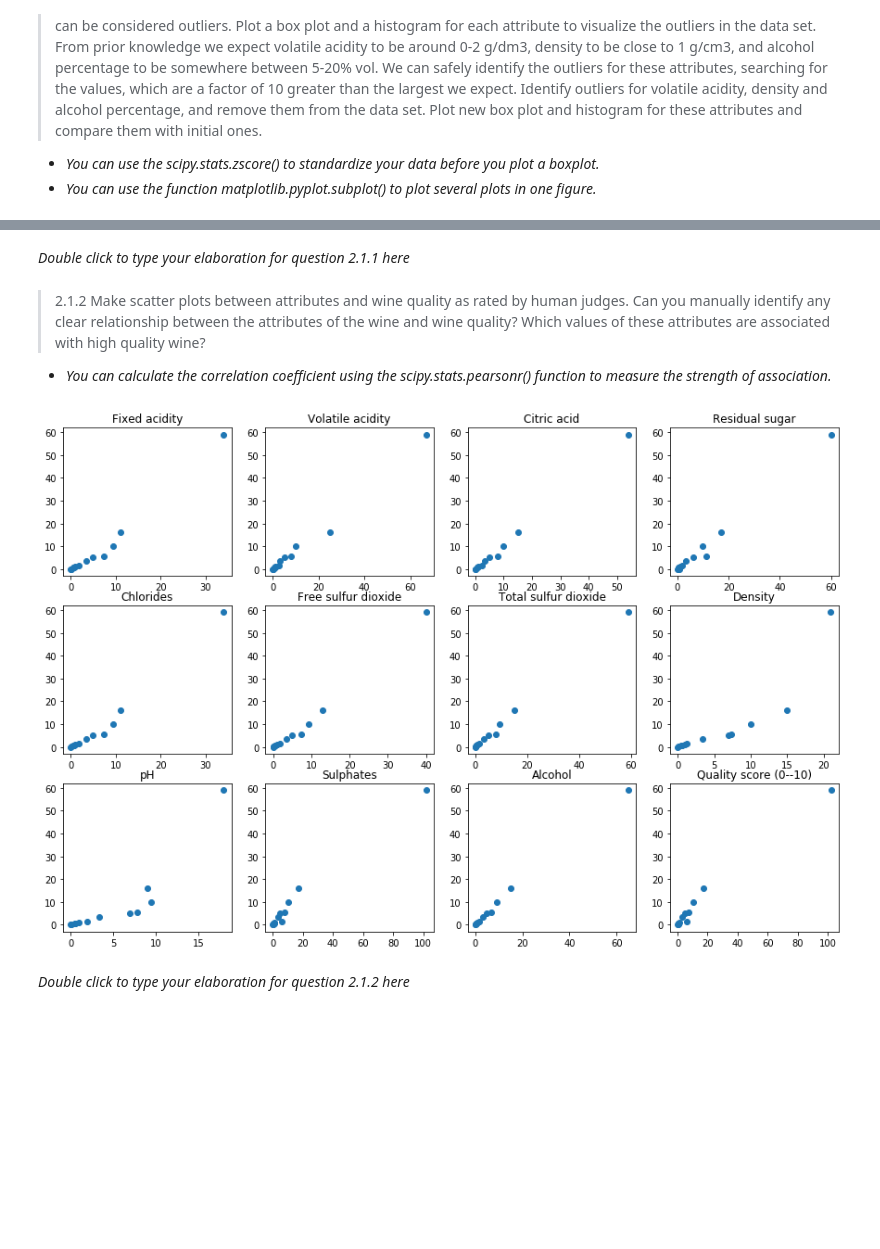
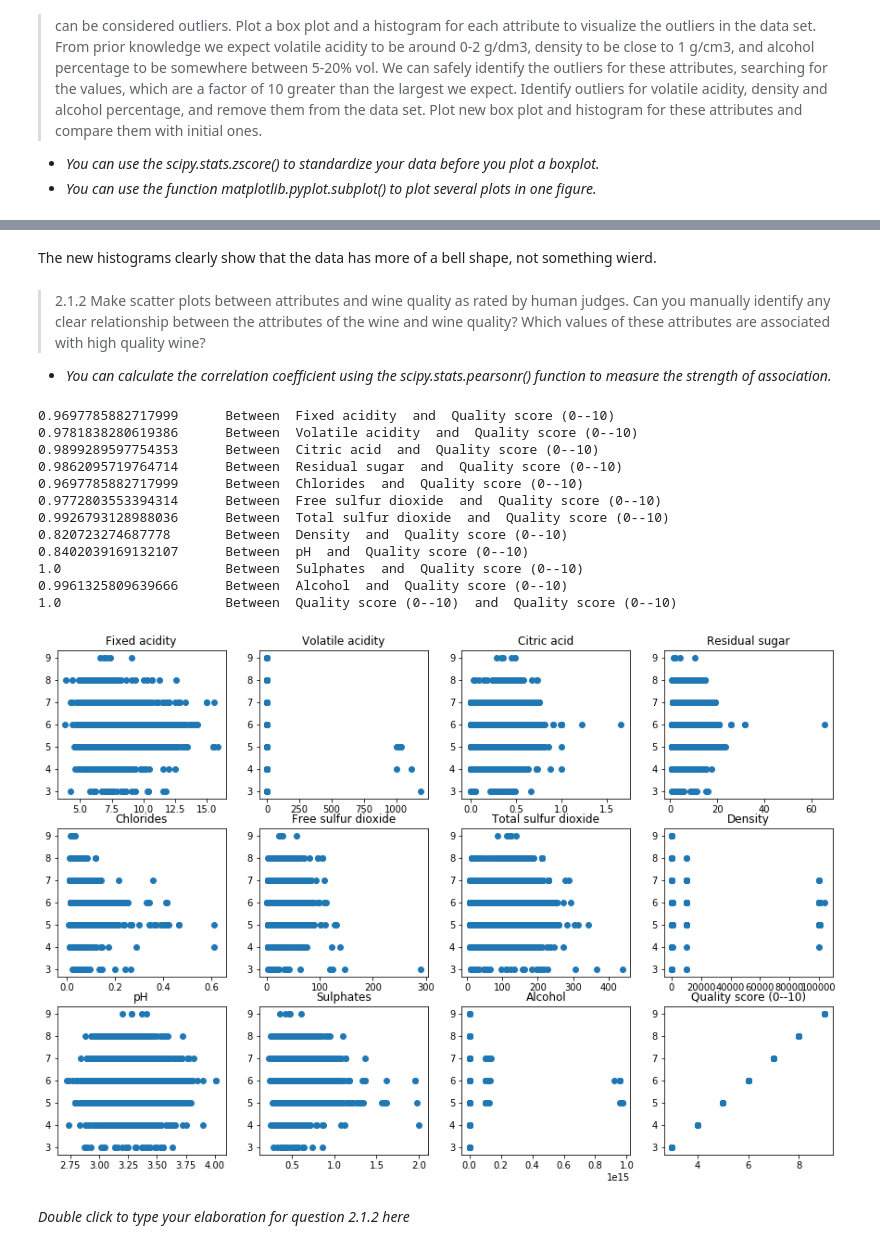
Before and after one commit to obp3ter/Data-Mining, a Jupyter notebook: Assignment_2/Assignment_2.ipynb, the cells around one changed output, grey strips where cells are left out. Drawn from its saved outputs; the diff is of its cells as text; code cells hidden in the pictures; blank space fills up the shorter version.

```diff
--- a/Assignment_2/Assignment_2.ipynb
+++ b/Assignment_2/Assignment_2.ipynb
@@ -126,19 +117,38 @@ axarr[2,1].set_title(data['attributeNames'][0][10][0])
 (6497, 12)
 Text(0.5,1,'Alcohol')
 [figure]
-# %% [markdown]
-*Double click to type your elaboration for question 2.1.1 here*
+# %% [markdown]
+The new  histograms clearly show that the data has more of a bell shape, not something wierd.
 # %% [markdown]
 > 2.1.2 Make scatter plots between attributes and wine quality as rated by human judges. Can you manually identify any clear relationship between the attributes of the wine and wine quality? Which values of these attributes are associated with high quality wine?
 + *You can calculate the correlation coefficient using the scipy.stats.pearsonr() function to measure the strength of association.*
 # %%
 f, axarr = plt.subplots(3,4,figsize=(15,10))
 for i in range(0,3):
     for j in range(0,4):
-        axarr[i,j].scatter(adata[i*4+j,:],adata[12])
+        axarr[i,j].scatter(adata[:,i*4+j],adata[:,11])
         axarr[i,j].set_title(data['attributeNames'][0][i*4+j][0])
+res=[]
+for i in range (0,12):
+    res.append(stats.pearsonr(adata[i,:],adata[11]))
+    if i==9 or i==11:
+        print(res[i][0],"\t\t\tBetween ",data['attributeNames'][0][i][0]," and ",data['attributeNames'][0][11][0])
+    else:
+        print(res[i][0],"\tBetween ",data['attributeNames'][0][i][0]," and ",data['attributeNames'][0][11][0])
 # %% [output]
+0.9697785882717999      Between  Fixed acidity  and  Quality score (0--10)
+0.9781838280619386      Between  Volatile acidity  and  Quality score (0--10)
+0.9899289597754353      Between  Citric acid  and  Quality score (0--10)
+0.9862095719764714      Between  Residual sugar  and  Quality score (0--10)
+0.9697785882717999      Between  Chlorides  and  Quality score (0--10)
+0.9772803553394314      Between  Free sulfur dioxide  and  Quality score (0--10)
+0.9926793128988036      Between  Total sulfur dioxide  and  Quality score (0--10)
+0.820723274687778       Between  Density  and  Quality score (0--10)
+0.8402039169132107      Between  pH  and  Quality score (0--10)
+1.0                     Between  Sulphates  and  Quality score (0--10)
+0.9961325809639666      Between  Alcohol  and  Quality score (0--10)
+1.0                     Between  Quality score (0--10)  and  Quality score (0--10)
-[figure, old version]
+[figure, new version]
 # %% [markdown]
 *Double click to type your elaboration for question 2.1.2 here*
 # %% [markdown]
```
Also changed, not shown: parts of 1 cell of this notebook.
